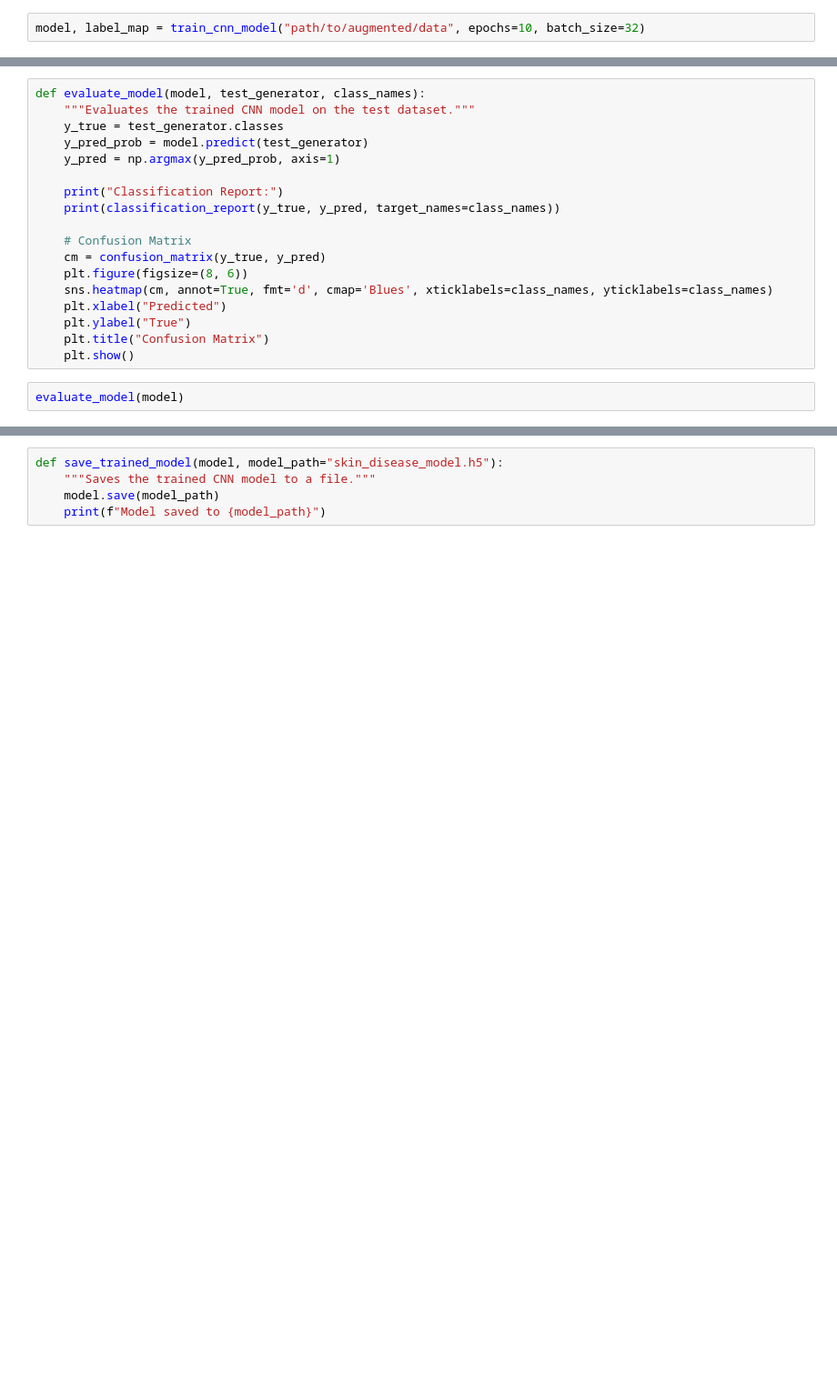
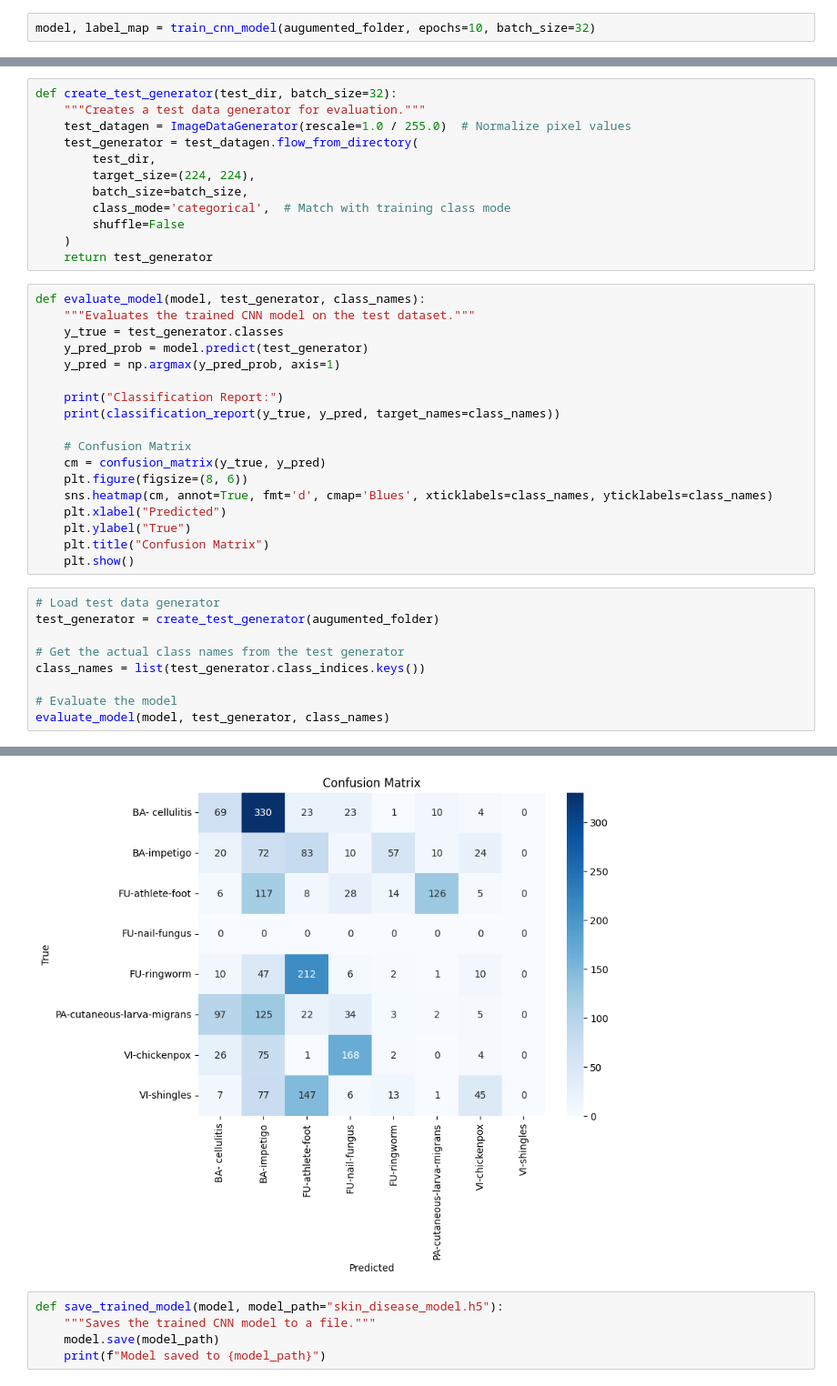
Before and after one commit to ndegwaanth/Skin-disease_detection, a Jupyter notebook: Skin_disease_detection_v2.ipynb, the cells around one changed output, grey strips where cells are left out. Shown at 91% size. Drawn from its saved outputs; the diff is of its cells as text; blank space fills up the shorter version.

```diff
--- a/Skin_disease_detection_v2.ipynb
+++ b/Skin_disease_detection_v2.ipynb
@@ -879,4 +891,4 @@ def train_cnn_model(data_dir, epochs=10, batch_size=32):
 
     return model, label_map
 # %%
-model, label_map = train_cnn_model("path/to/augmented/data", epochs=10, batch_size=32)
+model, label_map = train_cnn_model(augumented_folder, epochs=10, batch_size=32)
@@ -883,3 +916,15 @@ model, label_map = train_cnn_model("path/to/augmented/data", epochs=10, batch_si
+# %%
+def create_test_generator(test_dir, batch_size=32):
+    """Creates a test data generator for evaluation."""
+    test_datagen = ImageDataGenerator(rescale=1.0 / 255.0)  # Normalize pixel values
+    test_generator = test_datagen.flow_from_directory(
+        test_dir,
+        target_size=(224, 224),
+        batch_size=batch_size,
+        class_mode='categorical',  # Match with training class mode
+        shuffle=False
+    )
+    return test_generator
 # %%
 def evaluate_model(model, test_generator, class_names):
     """Evaluates the trained CNN model on the test dataset."""
@@ -898,5 +943,13 @@ def evaluate_model(model, test_generator, class_names):
     plt.ylabel("True")
     plt.title("Confusion Matrix")
     plt.show()
-# %%
-evaluate_model(model)
+# %%
+# Load test data generator
+test_generator = create_test_generator(augumented_folder)
+
+# Get the actual class names from the test generator
+class_names = list(test_generator.class_indices.keys())
+
+# Evaluate the model
+evaluate_model(model, test_generator, class_names)
+# %% [output]
@@ -903,3 +973,4 @@ evaluate_model(model)
+[figure, added]
 # %%
 def save_trained_model(model, model_path="skin_disease_model.h5"):
     """Saves the trained CNN model to a file."""
```
Also changed, not shown: parts of 12 cells of this notebook.
